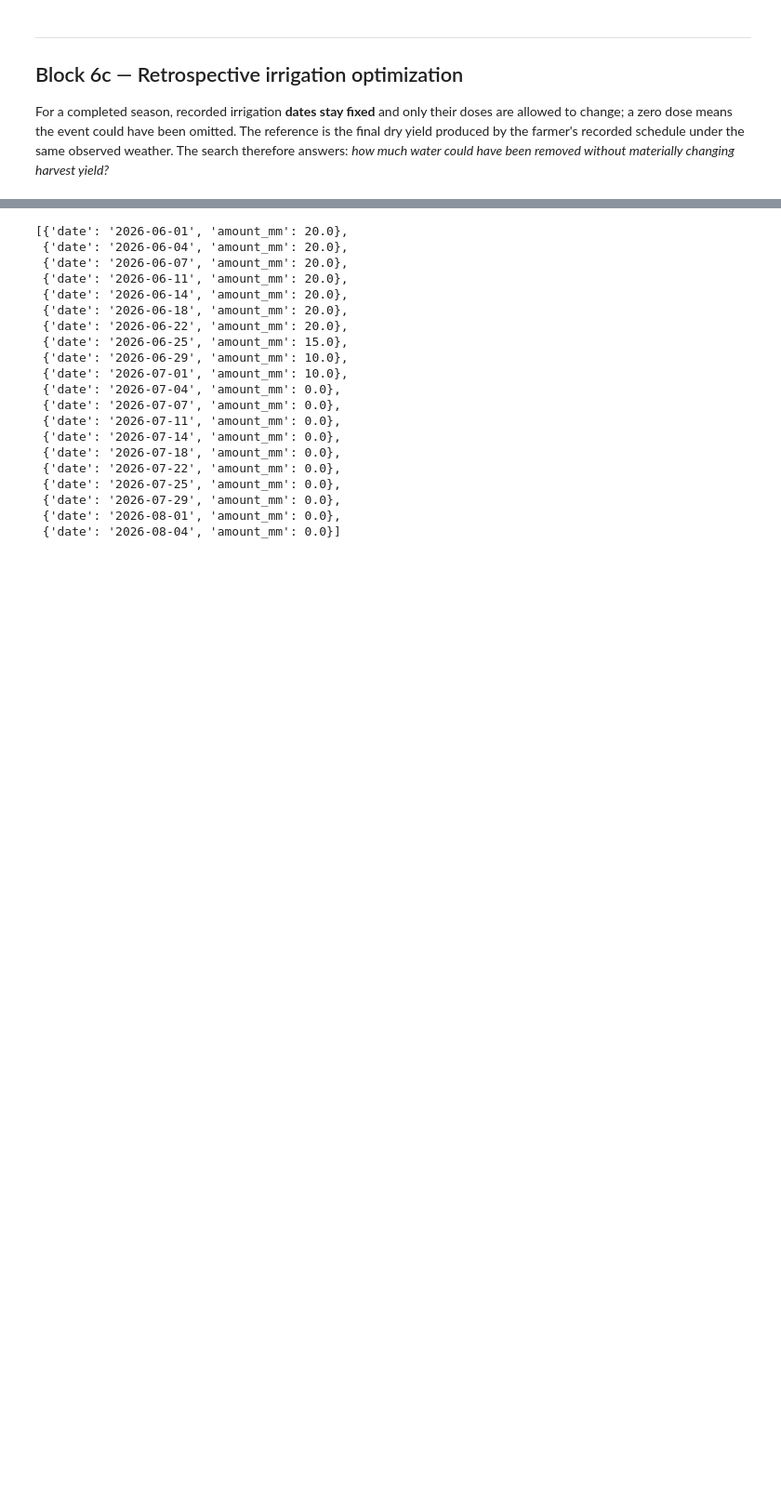
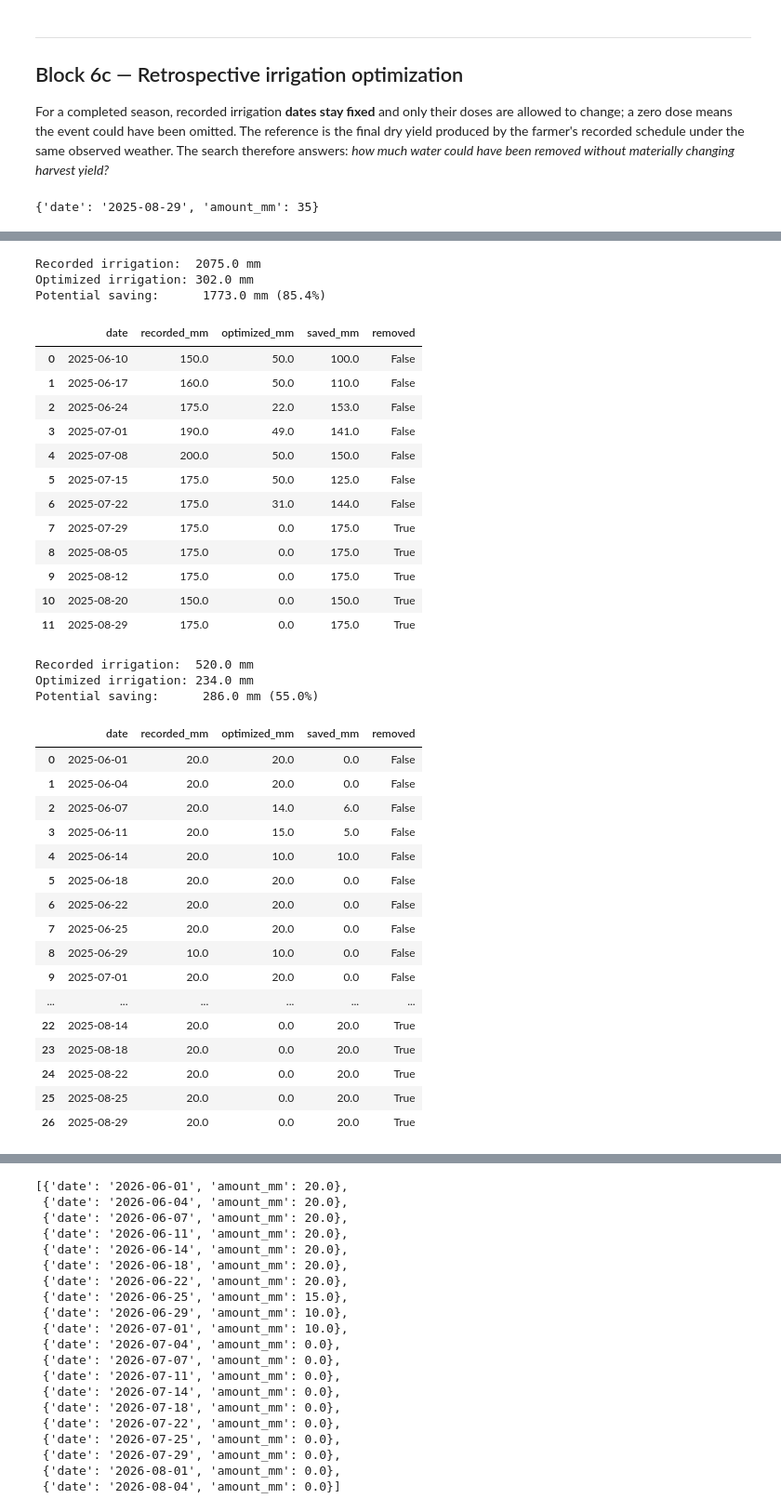
Before and after one commit to Catmosphere314/IrriGator, a Jupyter notebook: notebook/WW_July_14_forecast.ipynb, the cells around one changed output, grey strips where cells are left out. Shown at 93% size. Saved outputs shown, nothing was run; the diff lists cells and outputs as text; code cells hidden in the pictures; blank space fills up the shorter version.

```diff
--- a/notebook/WW_July_14_forecast.ipynb
+++ b/notebook/WW_July_14_forecast.ipynb
@@ -1163,5 +1199,9 @@ changing harvest yield?*
+# %%
+i
+# %% [output]
+{'date': '2025-08-29', 'amount_mm': 35}
 # %%
-capture
+
 from datetime import date
 historical_yield_optimization = None
 RUN_HISTORICAL_OPTIMIZER = True
@@ -1171,6 +1211,7 @@ HISTORICAL_PARCEL_CONFIG2 = f"configs/parcels/guide_{TODAY.year}.yaml"
 
 if RUN_HISTORICAL_OPTIMIZER:
     import xarray as xr
+    from copy import deepcopy
     import pandas as pd
     from irrigator.config import load_parcel_config
     from irrigator.static_layers.soil import get_soil_profile
@@ -1185,6 +1226,7 @@ if RUN_HISTORICAL_OPTIMIZER:
     cfg = load_region_config(REGION_CONFIG)
 
     parcel_hist = load_parcel_config(HISTORICAL_PARCEL_CONFIG)
+    parcel_hist = parcel_hist.replace_irrigation(new_log)
     parcel_hist2 = load_parcel_config(HISTORICAL_PARCEL_CONFIG2)
 
     hist_year = pd.Timestamp(parcel_hist.crop["planting_date"]).year
@@ -1203,6 +1245,8 @@ if RUN_HISTORICAL_OPTIMIZER:
     forcing_hist = extract_parcel_forcing(era5_hist, parcel_hist, terrain_hist).slice(
         hist_start, hist_end
     )
+    dry_forcing = deepcopy(forcing_hist)
+    dry_forcing.precip_mm[:] = 0.0
     forcing_hist2 = extract_parcel_forcing(era5_hist, parcel_hist2, terrain_hist2).slice(
             hist_start, hist_end
         )
@@ -1230,7 +1274,7 @@ if RUN_HISTORICAL_OPTIMIZER:
 
 
     historical_yield_optimization = optimize_historical_irrigation_amounts(
-        observed_forcing=forcing_hist,
+        observed_forcing=dry_forcing,
         parcel=parcel_hist,
         terrain=terrain_hist,
         soil_profile=soil_hist,
@@ -1300,3 +1344,39 @@ else:
+Recorded irrigation:  2075.0 mm
+Optimized irrigation: 302.0 mm
+Potential saving:      1773.0 mm (85.4%)
+|  | date | recorded_mm | optimized_mm | saved_mm | removed |
+| 0 | 2025-06-10 | 150.0 | 50.0 | 100.0 | False |
+| 1 | 2025-06-17 | 160.0 | 50.0 | 110.0 | False |
+| 2 | 2025-06-24 | 175.0 | 22.0 | 153.0 | False |
+| 3 | 2025-07-01 | 190.0 | 49.0 | 141.0 | False |
+| 4 | 2025-07-08 | 200.0 | 50.0 | 150.0 | False |
+| 5 | 2025-07-15 | 175.0 | 50.0 | 125.0 | False |
+| 6 | 2025-07-22 | 175.0 | 31.0 | 144.0 | False |
+| 7 | 2025-07-29 | 175.0 | 0.0 | 175.0 | True |
+| 8 | 2025-08-05 | 175.0 | 0.0 | 175.0 | True |
+| 9 | 2025-08-12 | 175.0 | 0.0 | 175.0 | True |
+| 10 | 2025-08-20 | 150.0 | 0.0 | 150.0 | True |
+| 11 | 2025-08-29 | 175.0 | 0.0 | 175.0 | True |
+Recorded irrigation:  520.0 mm
+Optimized irrigation: 234.0 mm
+Potential saving:      286.0 mm (55.0%)
+|  | date | recorded_mm | optimized_mm | saved_mm | removed |
+| 0 | 2025-06-01 | 20.0 | 20.0 | 0.0 | False |
+| 1 | 2025-06-04 | 20.0 | 20.0 | 0.0 | False |
+| 2 | 2025-06-07 | 20.0 | 14.0 | 6.0 | False |
+| 3 | 2025-06-11 | 20.0 | 15.0 | 5.0 | False |
+| 4 | 2025-06-14 | 20.0 | 10.0 | 10.0 | False |
+| 5 | 2025-06-18 | 20.0 | 20.0 | 0.0 | False |
+| 6 | 2025-06-22 | 20.0 | 20.0 | 0.0 | False |
+| 7 | 2025-06-25 | 20.0 | 20.0 | 0.0 | False |
+| 8 | 2025-06-29 | 10.0 | 10.0 | 0.0 | False |
+| 9 | 2025-07-01 | 20.0 | 20.0 | 0.0 | False |
+| ... | ... | ... | ... | ... | ... |
+| 22 | 2025-08-14 | 20.0 | 0.0 | 20.0 | True |
+| 23 | 2025-08-18 | 20.0 | 0.0 | 20.0 | True |
+| 24 | 2025-08-22 | 20.0 | 0.0 | 20.0 | True |
+| 25 | 2025-08-25 | 20.0 | 0.0 | 20.0 | True |
+| 26 | 2025-08-29 | 20.0 | 0.0 | 20.0 | True |
 # %%
 import numpy as np
 import pandas as pd
```
Also changed, not shown: parts of 9 cells of this notebook, 3 other files.
